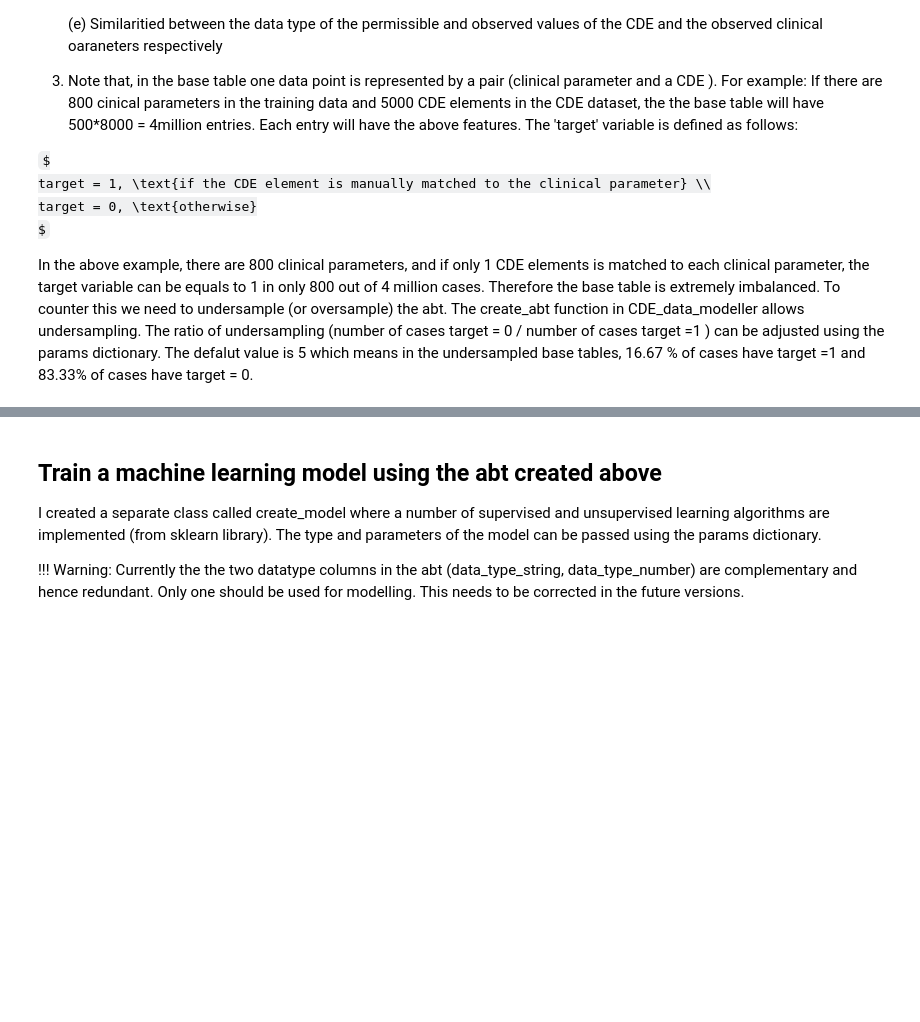
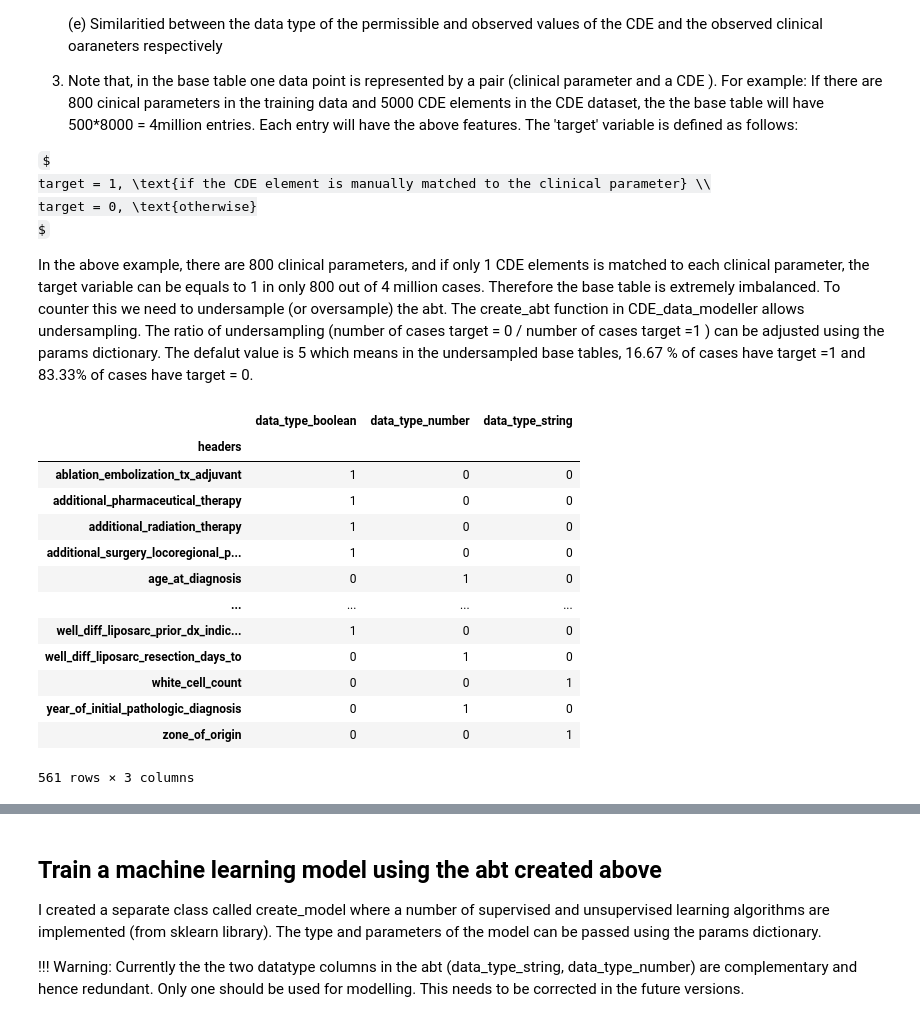
Before and after one commit to andyICE19/friendsofpatrickstarr, a Jupyter notebook: benchmark_solutions_supervised_modified.ipynb, the cells around one changed output, grey strips where cells are left out. Drawn from its saved outputs; the diff is of its cells as text; code cells hidden in the pictures; some formulas as TeX source; blank space fills up the shorter version.

```diff
--- a/benchmark_solutions_supervised_modified.ipynb
+++ b/benchmark_solutions_supervised_modified.ipynb
@@ -182,6 +191,23 @@ $
 In the above example, there are 800 clinical parameters, and if only 1 CDE elements is matched to each clinical parameter, the target variable can be equals to 1 in only 800 out of 4 million cases. Therefore the base table is extremely imbalanced. To counter this we need to undersample (or oversample) the abt. The create_abt function in CDE_data_modeller allows undersampling. The ratio of undersampling (number of cases target = 0 / number of cases target =1 ) can be adjusted using the params dictionary. The defalut value is 5 which means in the undersampled base tables, 16.67 % of cases have target =1 and 83.33% of cases have target = 0.
 # %%
 tcga_data['headers'] # tcga_data['values'] / tcga_data['value_type'] / tcga_data['gold_standard']
+# %%
+tcga_data['value_type']
+# %% [output]
+|  | data_type_boolean | data_type_number | data_type_string |
+| headers |  |  |  |
+| ablation_embolization_tx_adjuvant | 1 | 0 | 0 |
+| additional_pharmaceutical_therapy | 1 | 0 | 0 |
+| additional_radiation_therapy | 1 | 0 | 0 |
+| additional_surgery_locoregional_p... | 1 | 0 | 0 |
+| age_at_diagnosis | 0 | 1 | 0 |
+| ... | ... | ... | ... |
+| well_diff_liposarc_prior_dx_indic... | 1 | 0 | 0 |
+| well_diff_liposarc_resection_days_to | 0 | 1 | 0 |
+| white_cell_count | 0 | 0 | 1 |
+| year_of_initial_pathologic_diagnosis | 0 | 1 | 0 |
+| zone_of_origin | 0 | 0 | 1 |
+561 rows × 3 columns
 # %%
 params['features']['differences']
 # %%
```
Also changed, not shown: parts of 15 cells of this notebook, 50 other files.
